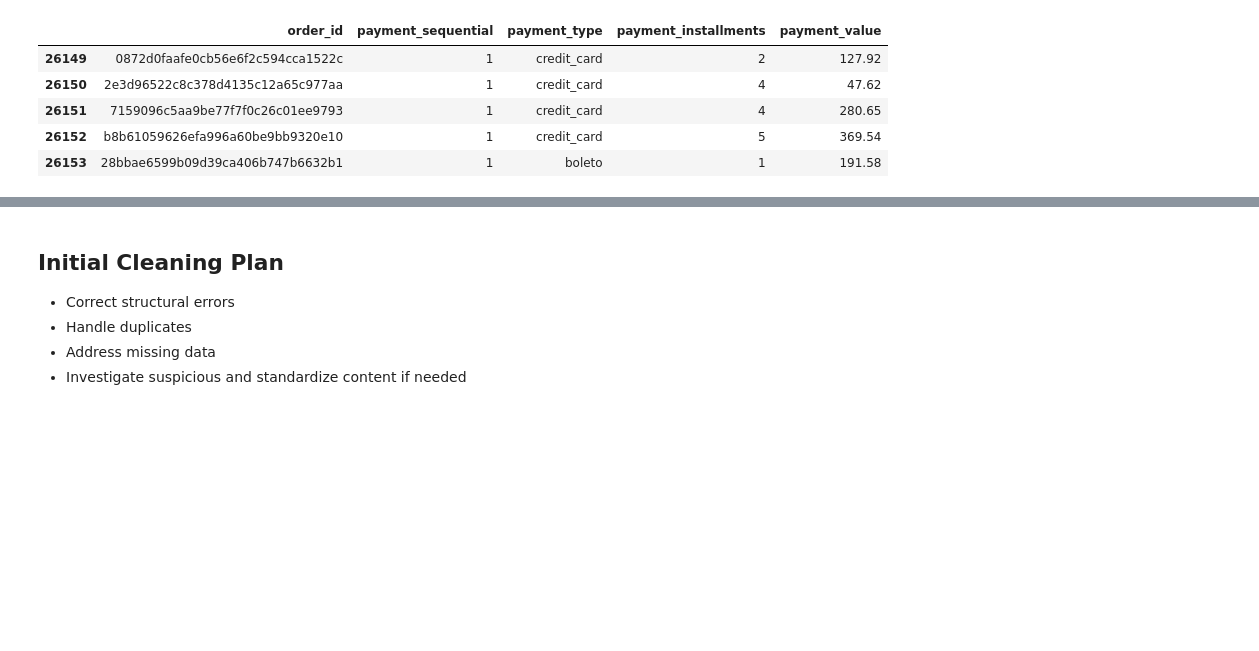
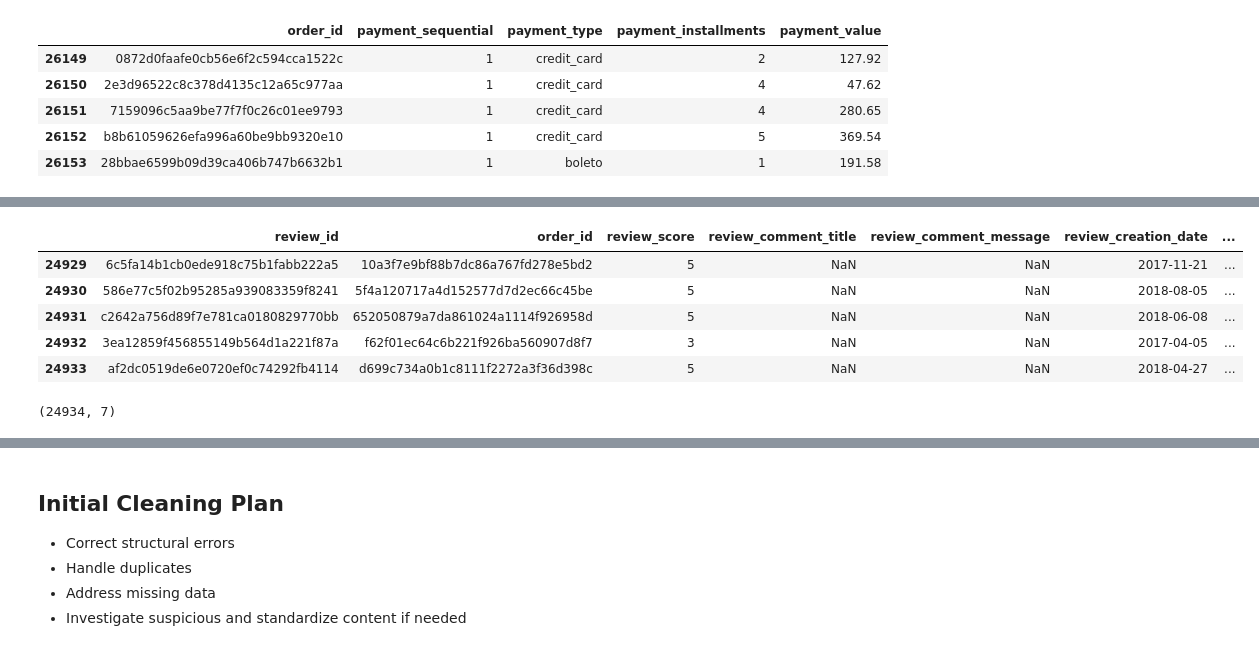
Before and after one commit to Jade-Jung/ban6003-project-option-2-hyejung-jung, a Jupyter notebook: notebooks/olist_project_starter.ipynb, the cells around one changed output, grey strips where cells are left out. Cells and saved outputs as stored; diff of their text form; code cells hidden in the pictures; blank space fills up the shorter version.

```diff
--- a/notebooks/olist_project_starter.ipynb
+++ b/notebooks/olist_project_starter.ipynb
@@ -575,0 +674,13 @@ payments.tail()
+# %%
+reviews.tail()
+# %% [output]
+|  | review_id | order_id | review_score | review_comment_title | review_comment_message | review_creation_date | ... |
+| 24929 | 6c5fa14b1cb0ede918c75b1fabb222a5 | 10a3f7e9bf88b7dc86a767fd278e5bd2 | 5 | NaN | NaN | 2017-11-21 | ... |
+| 24930 | 586e77c5f02b95285a939083359f8241 | 5f4a120717a4d152577d7d2ec66c45be | 5 | NaN | NaN | 2018-08-05 | ... |
+| 24931 | c2642a756d89f7e781ca0180829770bb | 652050879a7da861024a1114f926958d | 5 | NaN | NaN | 2018-06-08 | ... |
+| 24932 | 3ea12859f456855149b564d1a221f87a | f62f01ec64c6b221f926ba560907d8f7 | 3 | NaN | NaN | 2017-04-05 | ... |
+| 24933 | af2dc0519de6e0720ef0c74292fb4114 | d699c734a0b1c8111f2272a3f36d398c | 5 | NaN | NaN | 2018-04-27 | ... |
+# %%
+reviews.shape
+# %% [output]
+(24934, 7)
```
Also changed, not shown: parts of 29 cells of this notebook.
